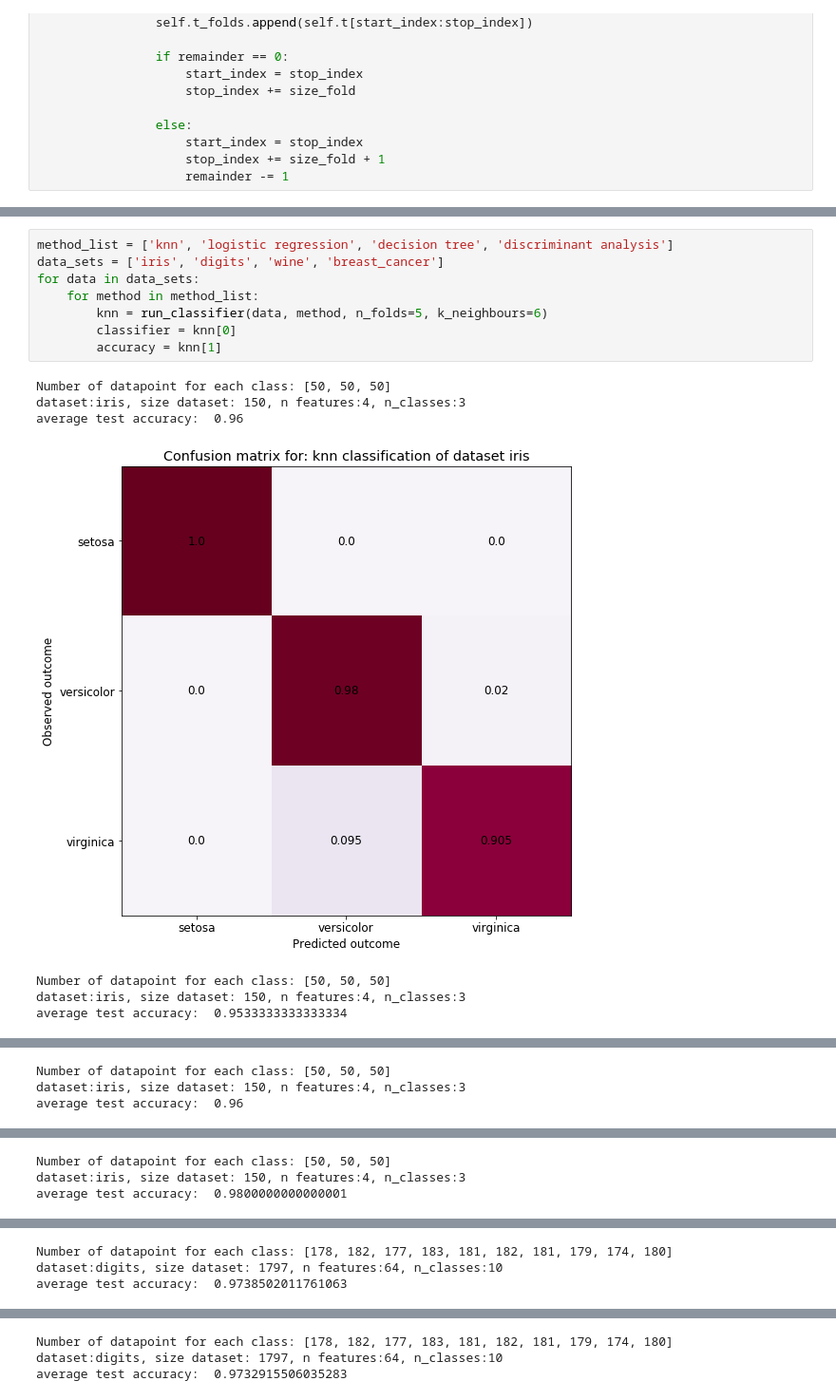
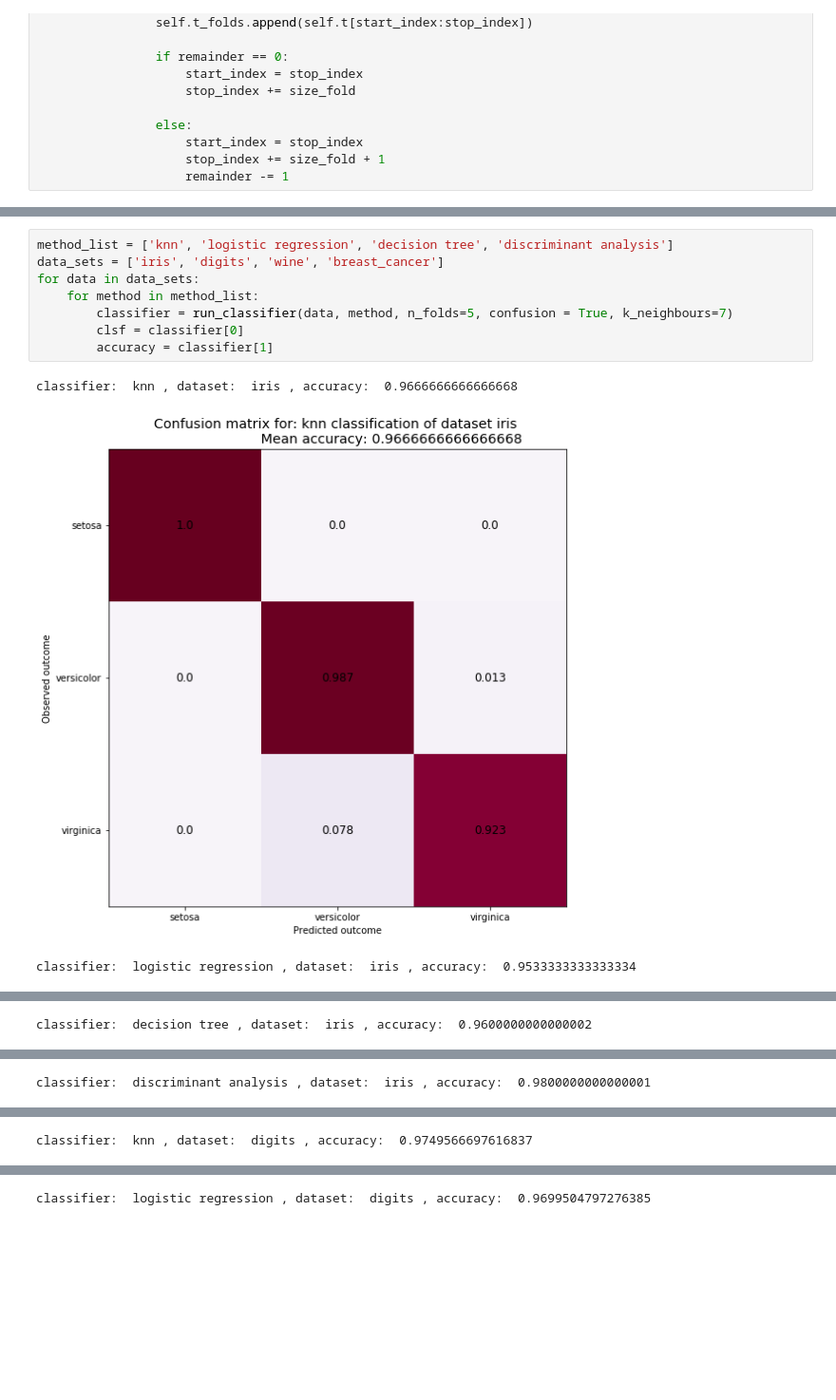
Before and after one commit to emmaryd/statistical-learning, a Jupyter notebook: project-determine-classifier-strengths.ipynb, the cells around one changed output, grey strips where cells are left out. Shown at 95% size. Drawn from its saved outputs; the diff is of its cells as text; blank space fills up the shorter version.

```diff
--- a/project-determine-classifier-strengths.ipynb
+++ b/project-determine-classifier-strengths.ipynb
@@ -166,16 +170,12 @@ def run_classifier(data, classification_method, n_folds, standardise=True, k_nei
 # %%
 method_list = ['knn', 'logistic regression', 'decision tree', 'discriminant analysis']
 data_sets = ['iris', 'digits', 'wine', 'breast_cancer']
 for data in data_sets:
     for method in method_list:
-        knn = run_classifier(data, method, n_folds=5, k_neighbours=6)
-        classifier = knn[0]
-        accuracy = knn[1]
+        classifier = run_classifier(data, method, n_folds=5, confusion = True, k_neighbours=7)
+        clsf = classifier[0]
+        accuracy = classifier[1]
 # %% [output]
-Number of datapoint for each class: [50, 50, 50]
-dataset:iris, size dataset: 150, n features:4, n_classes:3
-average test accuracy:  0.96
+classifier:  knn , dataset:  iris , accuracy:  0.9666666666666668
-[figure, old version]
+[figure, new version]
-Number of datapoint for each class: [50, 50, 50]
-dataset:iris, size dataset: 150, n features:4, n_classes:3
-average test accuracy:  0.9533333333333334
+classifier:  logistic regression , dataset:  iris , accuracy:  0.9533333333333334
@@ -183,3 +183 @@ average test accuracy:  0.9533333333333334
-Number of datapoint for each class: [50, 50, 50]
-dataset:iris, size dataset: 150, n features:4, n_classes:3
-average test accuracy:  0.96
+classifier:  decision tree , dataset:  iris , accuracy:  0.9600000000000002
@@ -187,3 +185 @@ average test accuracy:  0.96
-Number of datapoint for each class: [50, 50, 50]
-dataset:iris, size dataset: 150, n features:4, n_classes:3
-average test accuracy:  0.9800000000000001
+classifier:  discriminant analysis , dataset:  iris , accuracy:  0.9800000000000001
@@ -191,3 +187 @@ average test accuracy:  0.9800000000000001
-Number of datapoint for each class: [178, 182, 177, 183, 181, 182, 181, 179, 174, 180]
-dataset:digits, size dataset: 1797, n features:64, n_classes:10
-average test accuracy:  0.9738502011761063
+classifier:  knn , dataset:  digits , accuracy:  0.9749566697616837
@@ -195,3 +189 @@ average test accuracy:  0.9738502011761063
-Number of datapoint for each class: [178, 182, 177, 183, 181, 182, 181, 179, 174, 180]
-dataset:digits, size dataset: 1797, n features:64, n_classes:10
-average test accuracy:  0.9732915506035283
+classifier:  logistic regression , dataset:  digits , accuracy:  0.9699504797276385
```
Also changed, not shown: parts of 3 cells of this notebook.
